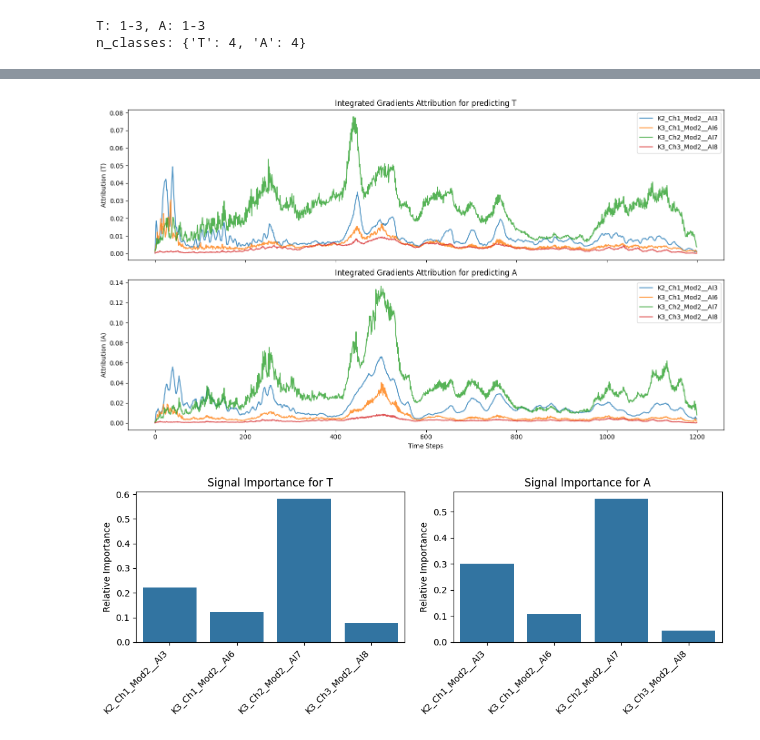
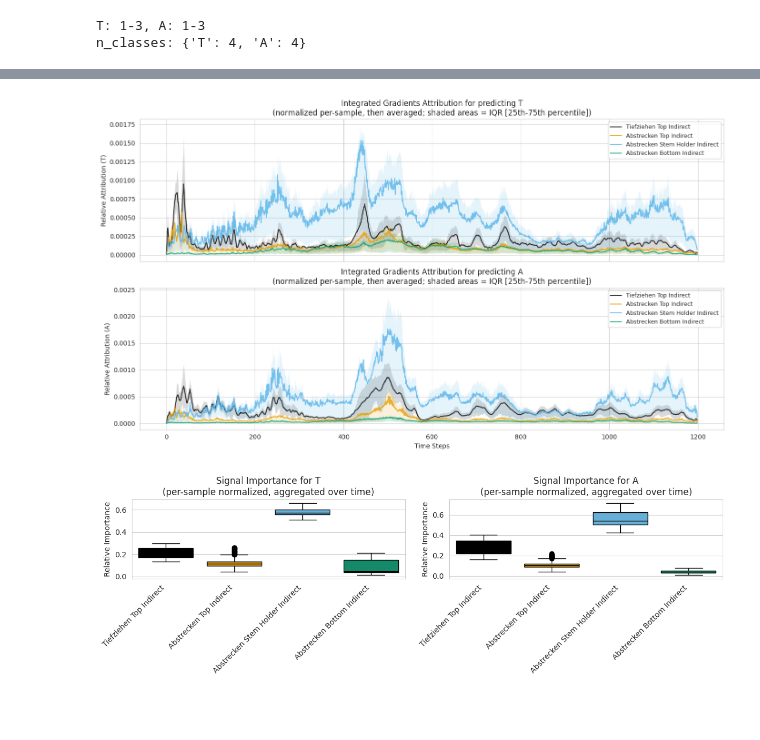
Before and after one commit to felixdivo/sheet-metal-forming-measurement-comparison, a Jupyter notebook: eval-models.ipynb, the cells around one changed output, grey strips where cells are left out. Saved outputs shown, nothing was run; the diff lists cells and outputs as text; code cells hidden in the pictures; blank space fills up the shorter version.

Commit message:
Setup and better modeling

```diff
--- a/eval-models.ipynb
+++ b/eval-models.ipynb
@@ -26,3 +28,11 @@ torch.set_float32_matmul_precision("medium")
+# %%
+# Set colorblind-friendly Okabe-Ito palette globally
+cm_mpl = Colormap('okabeito:okabeito').to_mpl()
+okabe_ito_colors = [cm_mpl(i / 7)
+                    for i in range(8)]  # Extract 8 distinct colors
+sns.set_style('whitegrid')
+sns.set_palette(okabe_ito_colors)
+plt.rcParams['axes.prop_cycle'] = plt.cycler(color=okabe_ito_colors)
 # %%
 wandb.login()
 # %% [output]
@@ -357,7 +391,8 @@ Estimated Total Size (MB): 55.23
 ===================================================================================================================
 # %%
 # Initialize WandB logger for learning curve tracking
-wandb_logger = WandbLogger(project="sheet-metal-forming", name="SimpleCNN")
+wandb_logger = WandbLogger(project="sheet-metal-forming",
+                           name="SimpleCNN", log_model=True, save_dir="wandb")
 
 # Log hyperparameters
 wandb_logger.experiment.config.update({
@@ -535,38 +589,59 @@ Averaged attribution shape: (4, 1200)
 # %%
-# Visualize attributions
+# Visualize attributions with IQR bands (25th-75th percentile)
+# Normalization: each sample normalized across all (n_signals, n_timepoints),
+# then averaged across samples with percentile-based uncertainty bands (distribution-free)
+
 fig, axes = plt.subplots(2, 1, figsize=(14, 8), sharex=True)
 
-for ax, attr, label in zip(axes, [avg_attr_T, avg_attr_A], ["T", "A"]):
+for ax, (attr, q25, q75, label) in zip(axes, [(avg_attr_T, q25_attr_T, q75_attr_T, "T"),
+                                              (avg_attr_A, q25_attr_A, q75_attr_A, "A")]):
+    # attr already normalized at sample level, then averaged
+    # q25/q75 show where middle 50% of samples fall (IQR - robust to non-normal distributions)
     for i, signal_name in enumerate(data_module.signal_keys):
-        ax.plot(attr[i], label=signal_name, alpha=0.8)
-    ax.set_ylabel(f"Attribution ({label})")
-    ax.set_title(f"Integrated Gradients Attribution for predicting {label}")
-    ax.legend(loc="upper right")
+        readable_name = HUMAN_READABLE_CHANNEL_NAMES[data_module.signal_indices[i]]
+
+        # Plot mean
+        ax.plot(attr[i], label=readable_name, alpha=0.8, linewidth=1.5)
+
+        # Add IQR band (25th-75th percentile)
+        ax.fill_between(range(len(attr[i])), q25[i], q75[i], alpha=0.15)
+
+    ax.set_ylabel(f"Relative Attribution ({label})")
+    ax.set_title(
+        f"Integrated Gradients Attribution for predicting {label}\n(normalized per-sample, then averaged; shaded areas = IQR [25th-75th percentile])")
+    ax.legend(loc="upper right", fontsize=9)
 
 axes[-1].set_xlabel("Time Steps")
 plt.tight_layout()
 plt.show()
 
-# Also show aggregated importance per signal
-fig, axes = plt.subplots(1, 2, figsize=(10, 4))
+# Aggregated relative importance per signal (box plots)
+# Per-sample aggregation: sum over time, then normalize per sample
+fig, axes = plt.subplots(1, 2, figsize=(12, 4))
 
-for ax, attr, label in zip(axes, [avg_attr_T, avg_attr_A], ["T", "A"]):
-    # Sum attribution over time for each signal
-    signal_importance = attr.sum(axis=1)
-    signal_importance = signal_importance / signal_importance.sum()  # Normalize
+for ax, (attr_all, label) in zip(axes, [(all_attr_T_normalized, "T"),
+                                        (all_attr_A_normalized, "A")]):
+    # Sum normalized attribution over time per sample
+    # (already normalized at sample level, so this shows signal-level relative importance)
+    per_sample_importance = attr_all.sum(dim=2)
 
-    sns.barplot(x=list(range(len(data_module.signal_keys))),
-                y=signal_importance, ax=ax)
-    ax.set_xticks(range(len(data_module.signal_keys)))
-    ax.set_xticklabels([s.split("/")[-1]
-                       for s in data_module.signal_keys], rotation=45, ha="right")
+    labels = [HUMAN_READABLE_CHANNEL_NAMES[idx]
+              for idx in data_module.signal_indices]
+    # Move to NumPy for seaborn
+    data_np = per_sample_importance.cpu().numpy()
+
+    sns.boxplot(data=[data_np[:, i]
+                for i in range(data_np.shape[1])], ax=ax, whis=1.5)
+    ax.set_xticks(range(len(labels)))
+    ax.set_xticklabels(labels, rotation=45, ha="right")
     ax.set_ylabel("Relative Importance")
-    ax.set_title(f"Signal Importance for {label}")
+    ax.set_title(
+        f"Signal Importance for {label}\n(per-sample normalized, aggregated over time)")
 
 plt.tight_layout()
 plt.show()
 # %% [output]
-[figure, old version]
+[figure, new version]
-[figure, old version]
+[figure, new version]
 # %%
 # Frequency-domain view of attributions (FFT)
```
Also changed, not shown: parts of 11 cells of this notebook, 2 other files.
